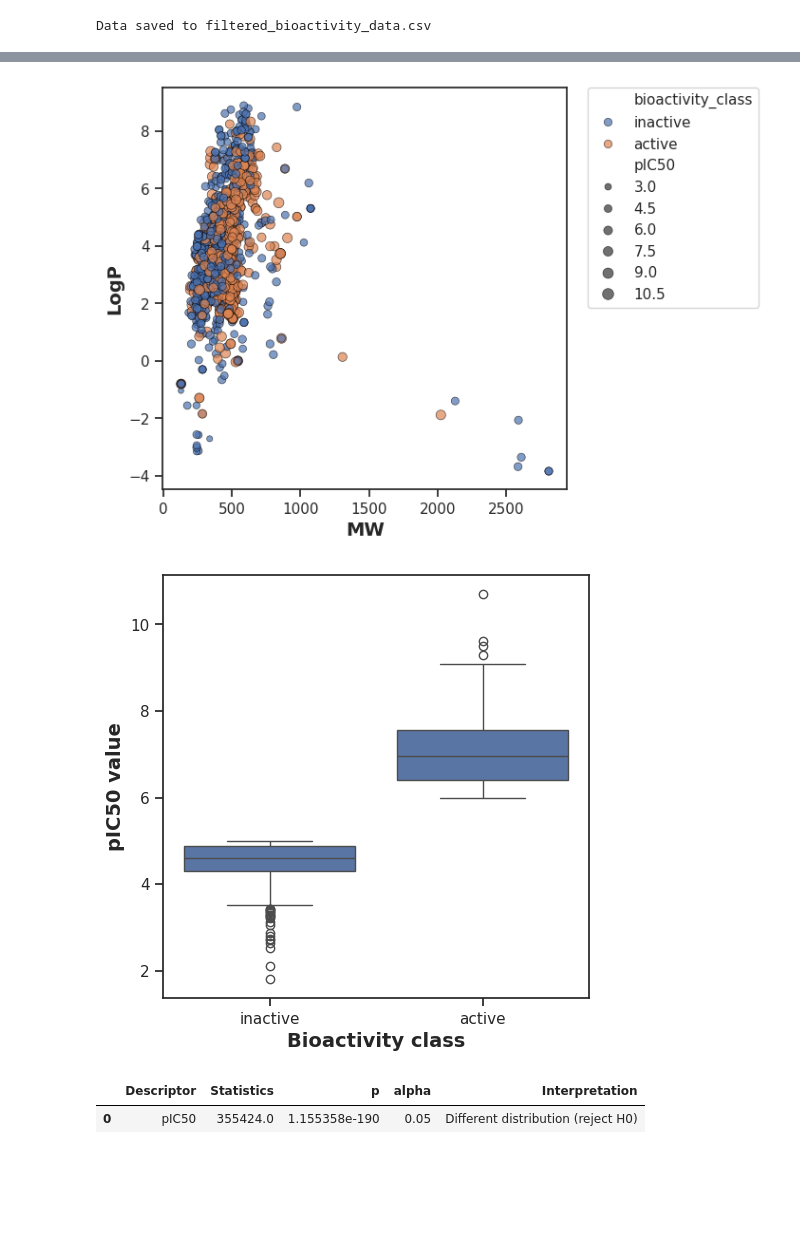
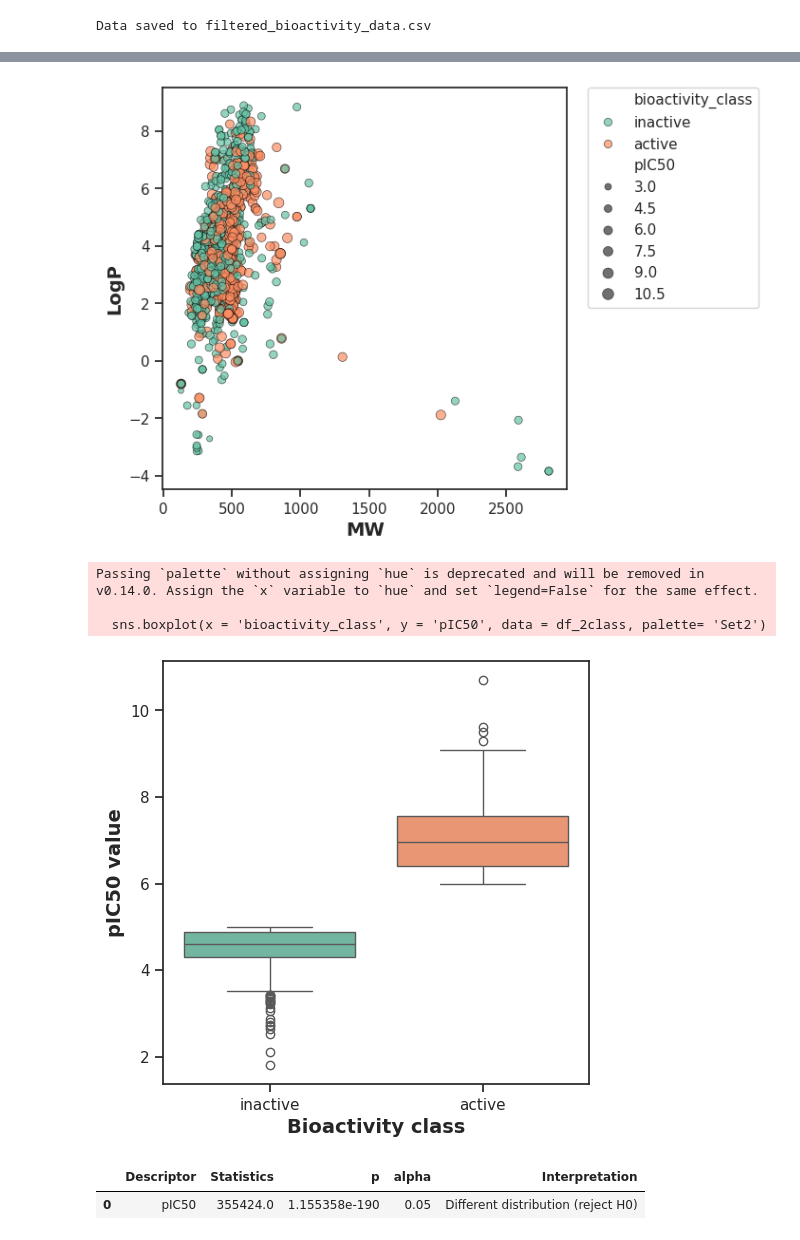
Before and after one commit to Vanitha-Jain/capstone, a Jupyter notebook: Exploratory_analysis.ipynb, the cells around one changed output, grey strips where cells are left out. Cells and saved outputs as stored; diff of their text form; code cells hidden in the pictures; blank space fills up the shorter version.

```diff
--- a/Exploratory_analysis.ipynb
+++ b/Exploratory_analysis.ipynb
@@ -289,25 +292,28 @@ plt.savefig('plot_bioactivity_class.pdf')
 # %%
 plt.figure(figsize=(5.5, 5.5))
 
-sns.scatterplot(x='MW', y='LogP', data=df_2class, hue='bioactivity_class', size='pIC50', edgecolor='black', alpha=0.7)
+sns.scatterplot(x='MW', y='LogP', data=df_2class, hue='bioactivity_class', size='pIC50', edgecolor='black', palette= 'Set2', alpha=0.7)
 
 plt.xlabel('MW', fontsize=14, fontweight='bold')
 plt.ylabel('LogP', fontsize=14, fontweight='bold')
 plt.legend(bbox_to_anchor=(1.05, 1), loc=2, borderaxespad=0)
-plt.savefig('plot_MW_vs_LogP.pdf')
+plt.savefig('plot_MW_vs_LogP.jpg')
 # %% [output]
-[figure, old version]
+[figure, new version]
 # %%
 plt.figure(figsize=(5.5, 5.5))
 
-sns.boxplot(x = 'bioactivity_class', y = 'pIC50', data = df_2class)
+sns.boxplot(x = 'bioactivity_class', y = 'pIC50', data = df_2class, palette= 'Set2')
 
 plt.xlabel('Bioactivity class', fontsize=14, fontweight='bold')
 plt.ylabel('pIC50 value', fontsize=14, fontweight='bold')
 
-plt.savefig('plot_ic50.pdf')
+plt.savefig('plot_ic50.jpg', dpi=300, bbox_inches='tight')
 # %% [output]
+Passing `palette` without assigning `hue` is deprecated and will be removed in v0.14.0. Assign the `x` variable to `hue` and set `legend=False` for the same effect.
+
+  sns.boxplot(x = 'bioactivity_class', y = 'pIC50', data = df_2class, palette= 'Set2')
-[figure, old version]
+[figure, new version]
 # %%
 def mannwhitney(descriptor, verbose=False):
   # https://machinelearningmastery.com/nonparametric-statistical-significance-tests-in-python/
```
Also changed, not shown: parts of 8 cells of this notebook.
